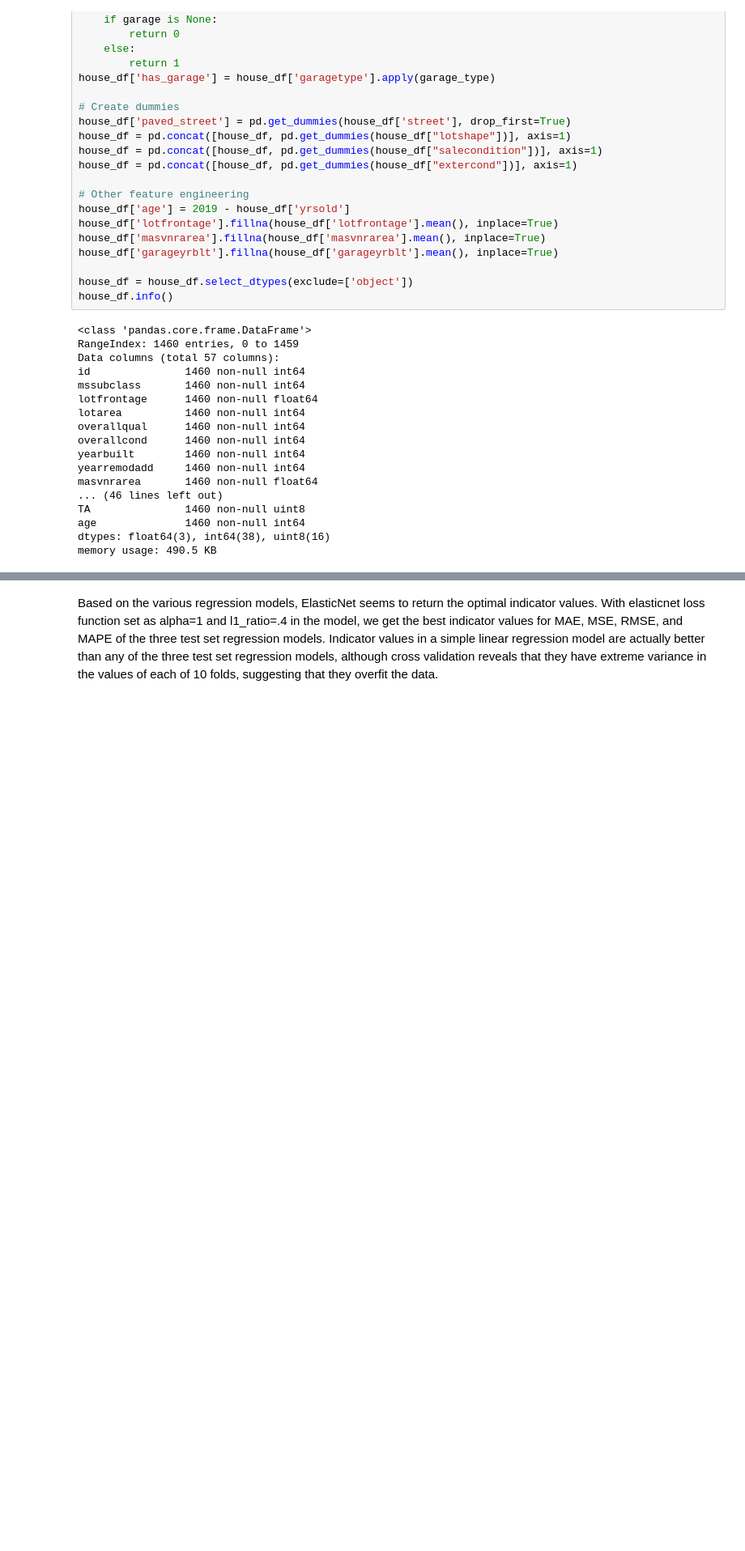
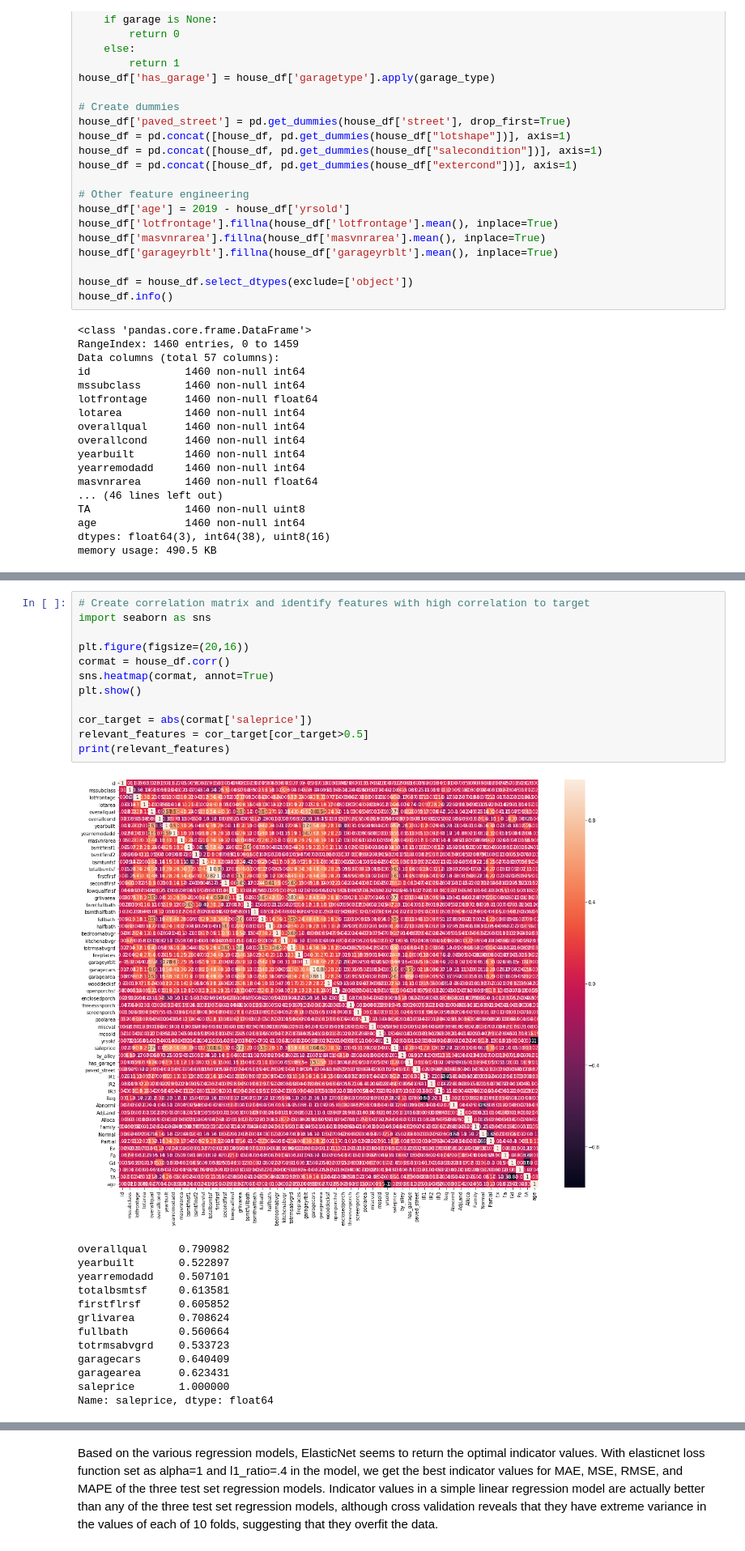
Before and after one commit to jkovach89/12-2-Assignment, a Jupyter notebook: 19-8 Challenge.ipynb, the cells around one changed output, grey strips where cells are left out. Shown at 81% size. Drawn from its saved outputs; the diff is of its cells as text; blank space fills up the shorter version.

```diff
--- a/19-8 Challenge.ipynb
+++ b/19-8 Challenge.ipynb
@@ -112,3 +112,29 @@ Number of outliers in Gd is: 146
 Number of outliers in Po is: 1
 Number of outliers in TA is: 178
 Number of outliers in age is: 0
+# %%
+# Create correlation matrix and identify features with high correlation to target
+import seaborn as sns
+
+plt.figure(figsize=(20,16))
+cormat = house_df.corr()
+sns.heatmap(cormat, annot=True)
+plt.show()
+
+cor_target = abs(cormat['saleprice'])
+relevant_features = cor_target[cor_target>0.5]
+print(relevant_features)
+# %% [output]
+[figure, added]
+overallqual     0.790982
+yearbuilt       0.522897
+yearremodadd    0.507101
+totalbsmtsf     0.613581
+firstflrsf      0.605852
+grlivarea       0.708624
+fullbath        0.560664
+totrmsabvgrd    0.533723
+garagecars      0.640409
+garagearea      0.623431
+saleprice       1.000000
+Name: saleprice, dtype: float64
```
Also changed, not shown: parts of 8 cells of this notebook.
